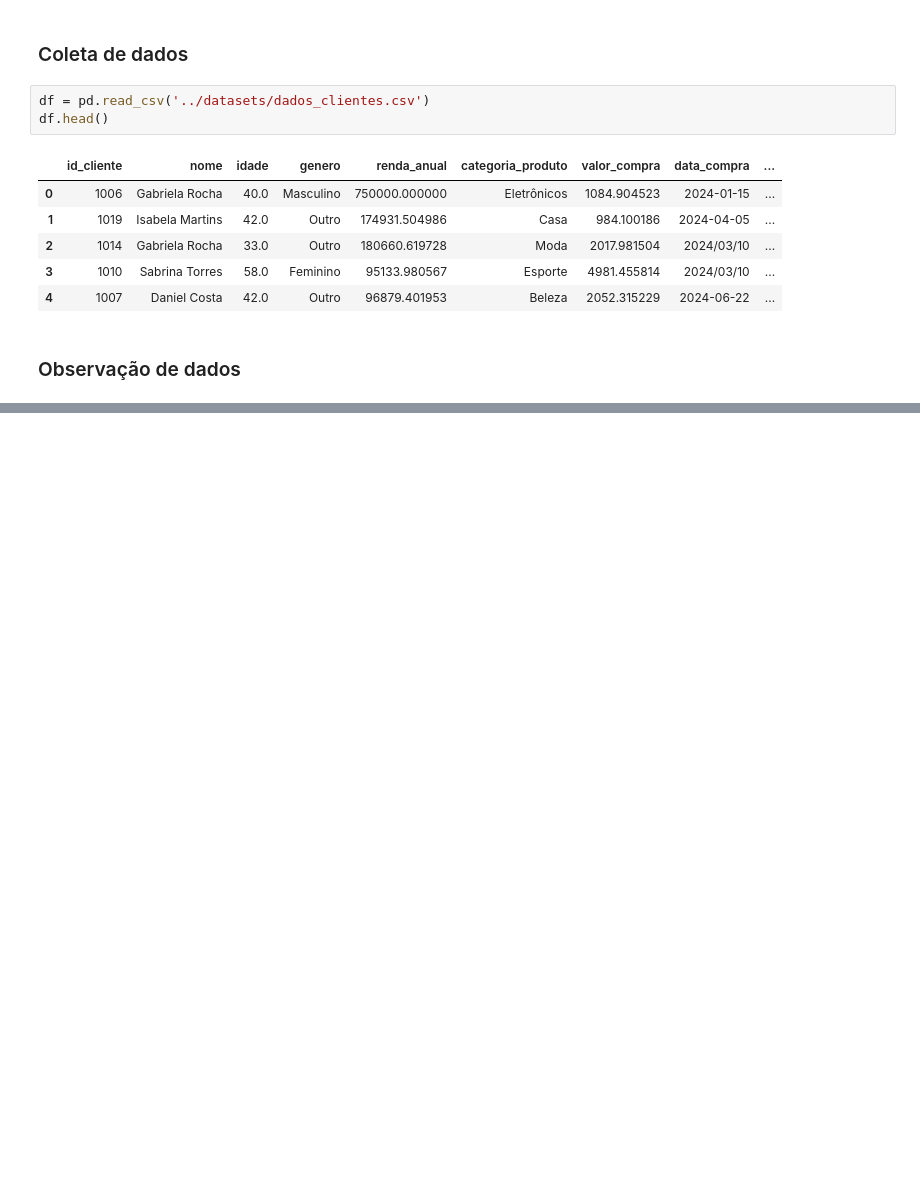
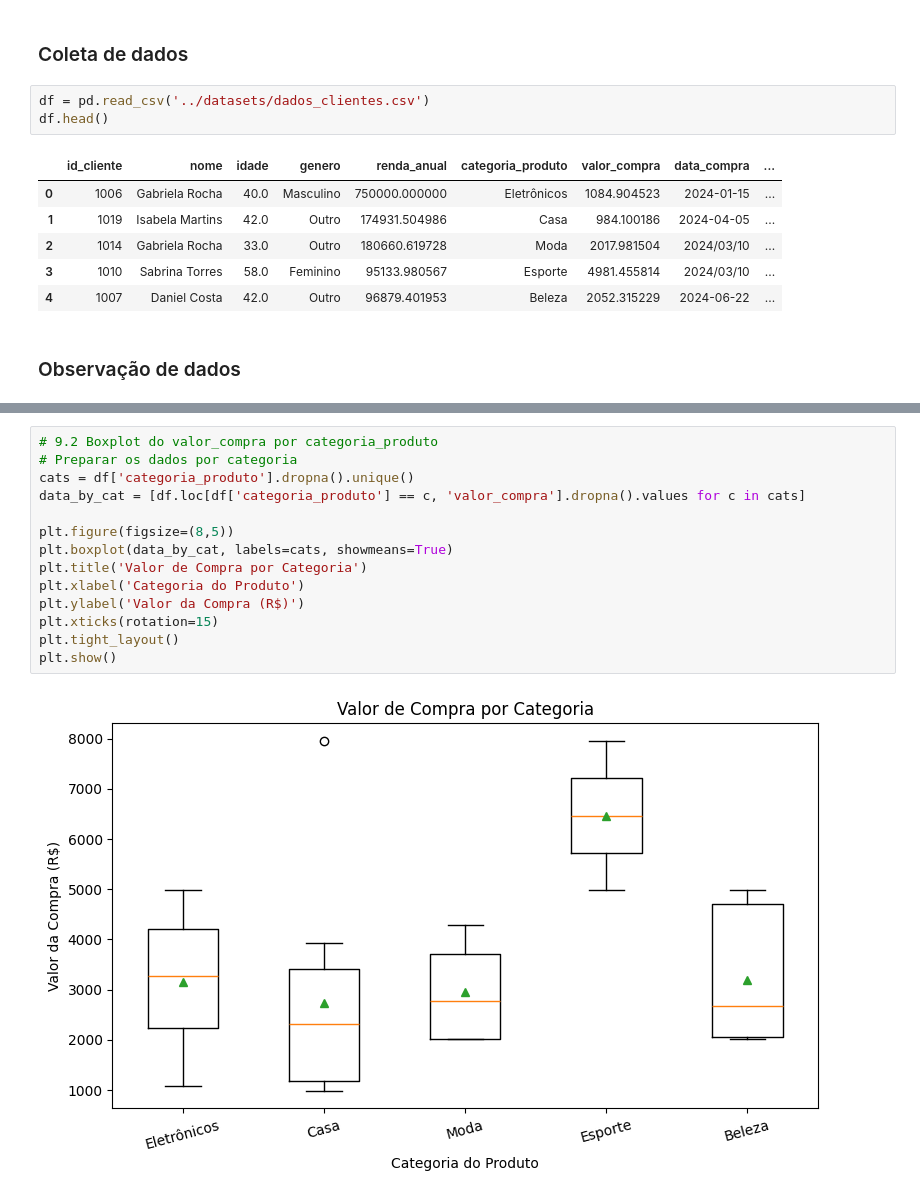
Before and after one commit to LucasFeitosa1602/DataClean-Co, a Jupyter notebook: notebooks/EDA.ipynb, the cells around one changed output, grey strips where cells are left out. Saved outputs shown, nothing was run; the diff lists cells and outputs as text; blank space fills up the shorter version.

```diff
--- a/notebooks/EDA.ipynb
+++ b/notebooks/EDA.ipynb
@@ -47,0 +170,16 @@ np.int64(0)
+# %%
+# 9.2 Boxplot do valor_compra por categoria_produto
+# Preparar os dados por categoria
+cats = df['categoria_produto'].dropna().unique()
+data_by_cat = [df.loc[df['categoria_produto'] == c, 'valor_compra'].dropna().values for c in cats]
+
+plt.figure(figsize=(8,5))
+plt.boxplot(data_by_cat, labels=cats, showmeans=True)
+plt.title('Valor de Compra por Categoria')
+plt.xlabel('Categoria do Produto')
+plt.ylabel('Valor da Compra (R$)')
+plt.xticks(rotation=15)
+plt.tight_layout()
+plt.show()
+# %% [output]
+[figure, added]
```
Also changed, not shown: parts of 11 cells of this notebook.
